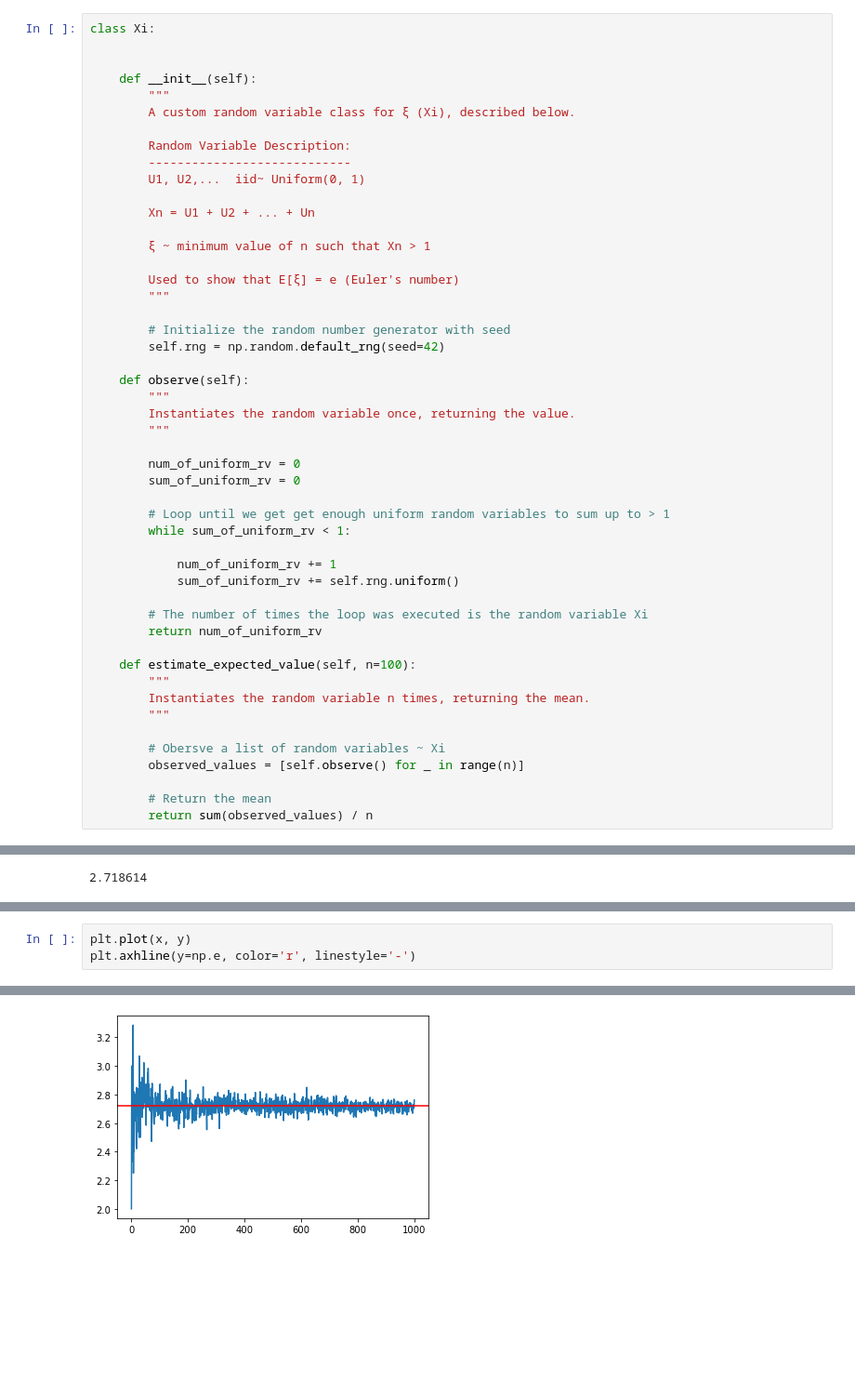
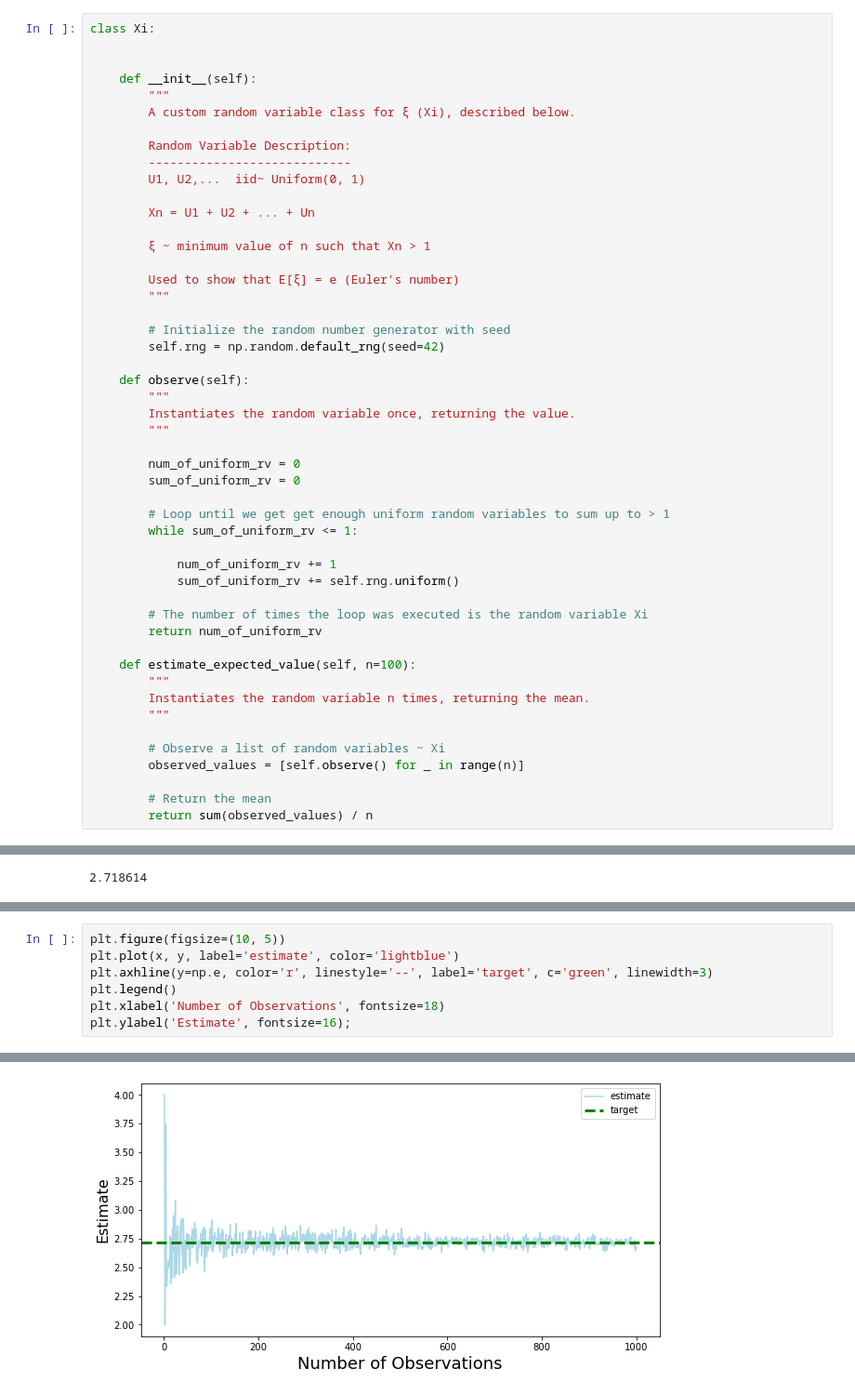
Before and after one commit to jacksonrgwalker/estimating-e, a Jupyter notebook: Estimating e.ipynb, the cells around one changed output, grey strips where cells are left out. Shown at 93% size. Drawn from its saved outputs; the diff is of its cells as text; blank space fills up the shorter version.

```diff
--- a/Estimating e.ipynb
+++ b/Estimating e.ipynb
@@ -31,7 +65,7 @@ class Xi:
         sum_of_uniform_rv = 0
 
         # Loop until we get get enough uniform random variables to sum up to > 1
-        while sum_of_uniform_rv < 1:
+        while sum_of_uniform_rv <= 1:
 
             num_of_uniform_rv += 1
             sum_of_uniform_rv += self.rng.uniform()
@@ -44,7 +78,7 @@ class Xi:
         Instantiates the random variable n times, returning the mean.
         """
 
-        # Obersve a list of random variables ~ Xi
+        # Observe a list of random variables ~ Xi
         observed_values = [self.observe() for _ in range(n)]
 
         # Return the mean
@@ -68,4 +104,8 @@ import matplotlib.pyplot as plt
 # %%
-plt.plot(x, y)
-plt.axhline(y=np.e, color='r', linestyle='-')
+plt.figure(figsize=(10, 5))
+plt.plot(x, y, label='estimate', color='lightblue')
+plt.axhline(y=np.e, color='r', linestyle='--', label='target', c='green', linewidth=3)
+plt.legend()
+plt.xlabel('Number of Observations', fontsize=18)
+plt.ylabel('Estimate', fontsize=16);
 # %% [output]
@@ -73 +112 @@ plt.axhline(y=np.e, color='r', linestyle='-')
-[figure, old version]
+[figure, new version]
```
Also changed, not shown: parts of 17 cells of this notebook, 5 other files.
